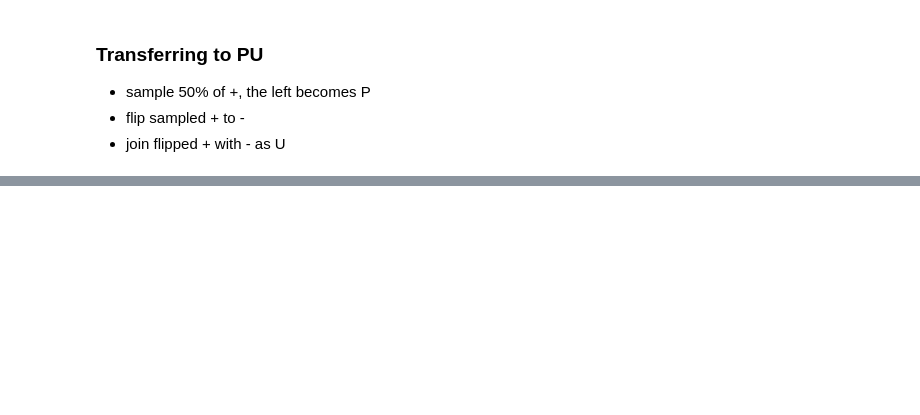
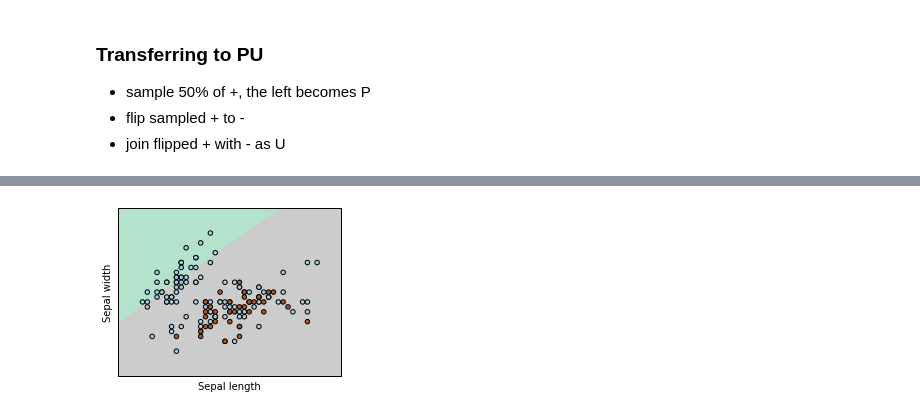
Before and after one commit to JihongJu/pycaffe-objectives, a Jupyter notebook: surrogate_losses.ipynb, the cells around one changed output, grey strips where cells are left out. Cells and saved outputs as stored; diff of their text form; code cells hidden in the pictures; blank space fills up the shorter version.

```diff
--- a/surrogate_losses.ipynb
+++ b/surrogate_losses.ipynb
@@ -75,0 +119,45 @@ There are totally 150 samples.
+# %%
+class HardBootstrappingSoftmaxRegression(SoftmaxRegression):
+    def __init__(self, betas, eta=0.01, epochs=100,
+                 l2=0.0,
+                 minibatches=1,
+                 n_classes=None,
+                 random_seed=None):
+        super(HardBootstrappingSoftmaxRegression, self).__init__(eta, epochs,
+                                                                 l2, minibatches,
+                                                                 n_classes,
+                                                                 random_seed)
+        self._betas = np.array(betas)
+        self._betas = self._betas / float(np.max(self._betas))
+
+    def _cost(self, prob, y_enc):
+        cross_ent_y = self._cross_entropy(prob, y_enc)
+        pred = np.argmax(prob, axis=1)
+        pred_enc = self._one_hot(y=pred, n_labels=self.n_classes, dtype=np.int)
+        cross_ent_pred = self._cross_entropy(prob, pred_enc)
+        betas = self._get_betas(y_enc)
+        loss = betas * cross_ent_y + (1 - betas) * cross_ent_pred
+        loss = np.sum(loss, axis=1)
+        L2_term = self.l2 * np.sum(self.w_ ** 2)
+        loss = loss + L2_term
+        return 0.5 * np.mean(loss)
+
+    def _diff(self, prob, y_enc):
+        pred = np.argmax(prob, axis=1)
+        pred_enc = self._one_hot(y=pred, n_labels=self.n_classes, dtype=np.int)
+        betas = self._get_betas(y_enc)
+        return betas * (prob - y_enc) + (1 - betas) * (prob - pred_enc)
+
+    def _get_betas(self, y_enc):
+        r"""Return betas per sample \beta_t of shape (N, C)."""
+        label = np.argmax(y_enc, axis=1).astype('int8')
+        label = label[:, np.newaxis]
+        betas = self._betas[label]
+        repeats = [1] * len(label.shape)
+        repeats[1] = self.n_classes
+        return np.tile(betas, repeats)
+# %%
+hboot_softreg = HardBootstrappingSoftmaxRegression(betas=(0.5, 1), l2=1e-5)
+fit_plot(X, Y_pu, fit_classifier=hboot_softreg)
+# %% [output]
+[figure, added]
```
Also changed, not shown: parts of 7 cells of this notebook, 1 other file.
